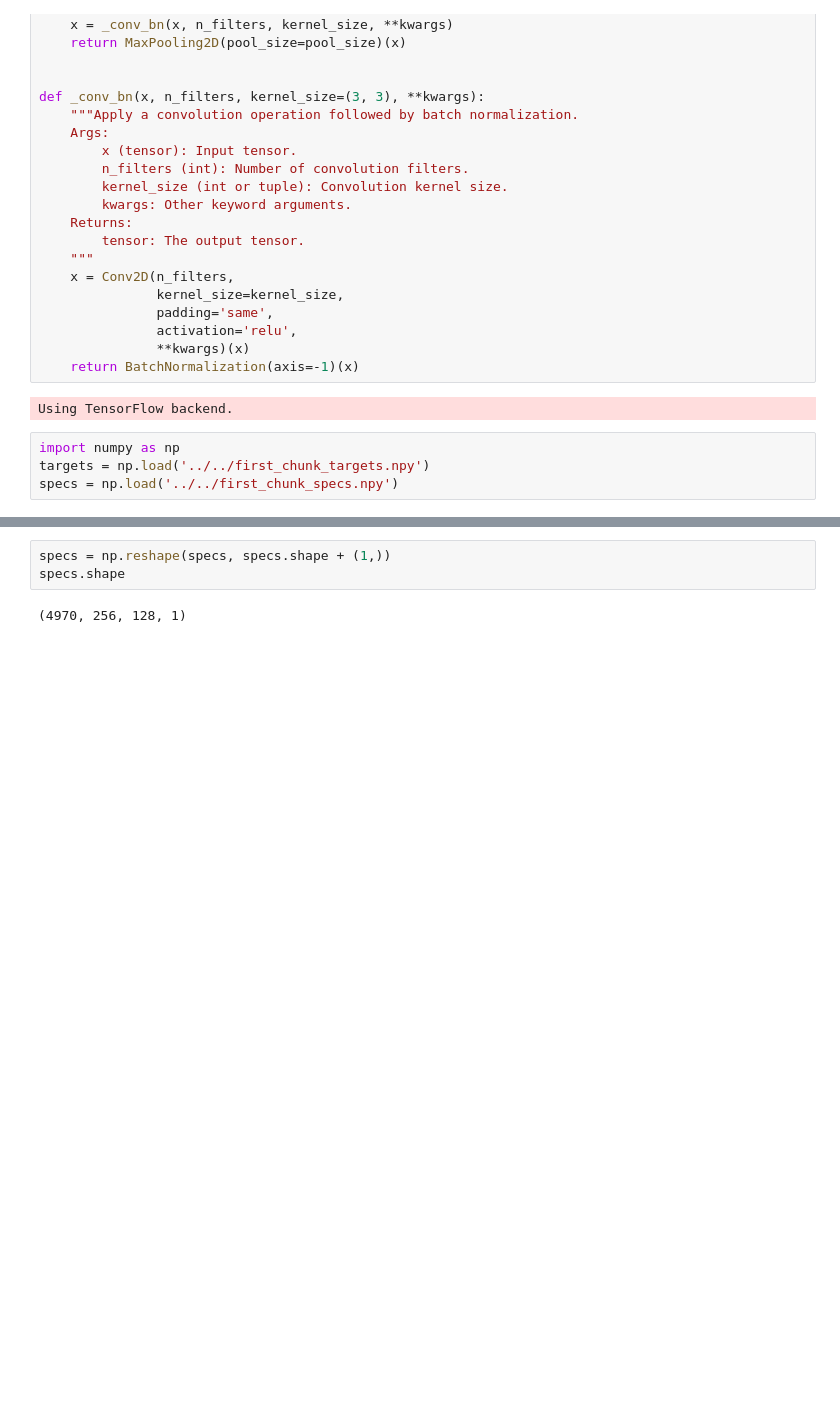
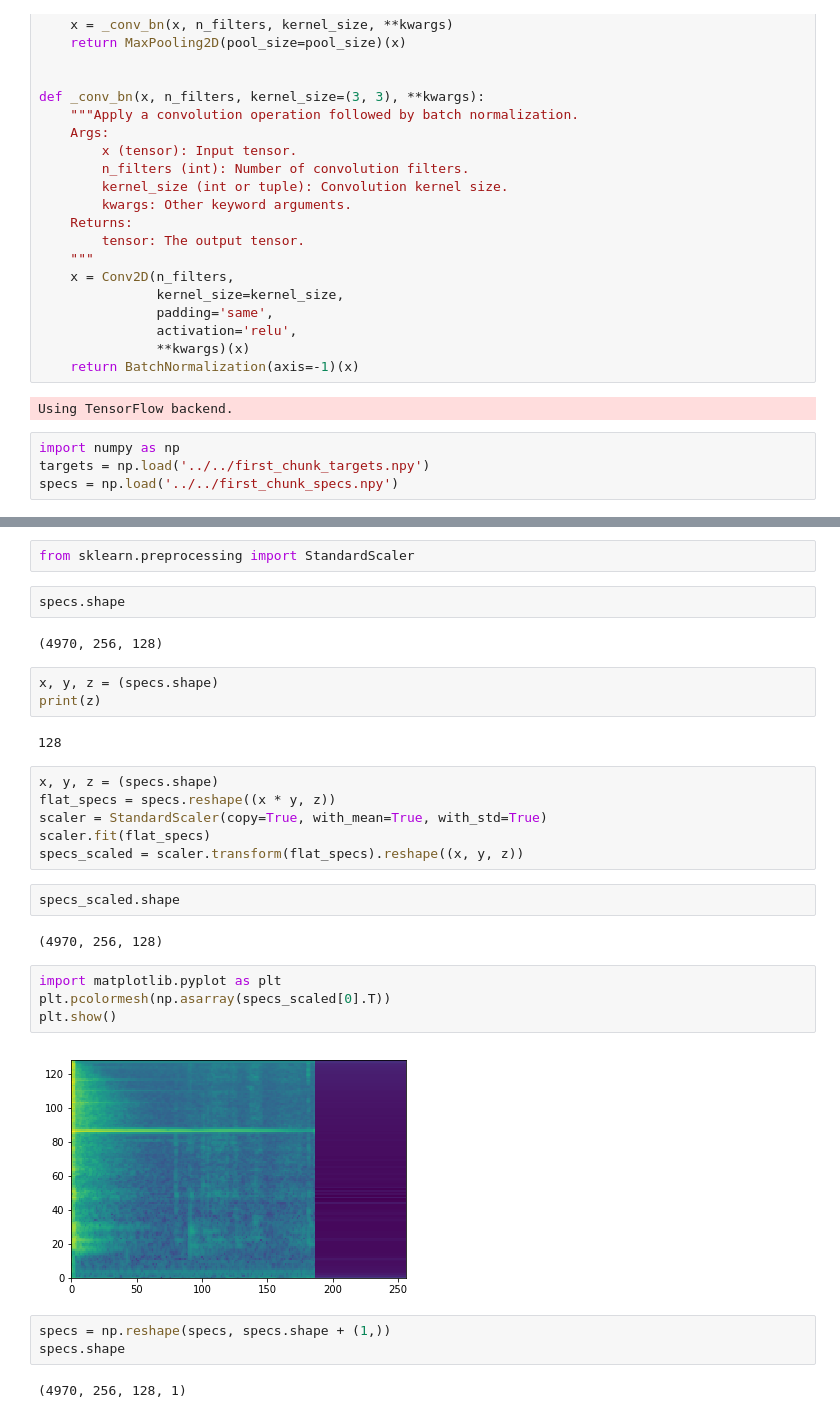
Before and after one commit to Erikskogetun/AudioTagging, a Jupyter notebook: ryan/keras_notebook.ipynb, the cells around one changed output, grey strips where cells are left out. Saved outputs shown, nothing was run; the diff lists cells and outputs as text; blank space fills up the shorter version.

```diff
--- a/ryan/keras_notebook.ipynb
+++ b/ryan/keras_notebook.ipynb
@@ -75,3 +84,30 @@ specs = np.load('../../first_chunk_specs.npy')
+# %%
+from sklearn.preprocessing import StandardScaler
+# %%
+specs.shape
+# %% [output]
+(4970, 256, 128)
+# %%
+x, y, z = (specs.shape)
+print(z)
+# %% [output]
+128
+# %%
+x, y, z = (specs.shape)
+flat_specs = specs.reshape((x * y, z))
+scaler = StandardScaler(copy=True, with_mean=True, with_std=True)
+scaler.fit(flat_specs)
+specs_scaled = scaler.transform(flat_specs).reshape((x, y, z))
+# %%
+specs_scaled.shape
+# %% [output]
+(4970, 256, 128)
+# %%
+import matplotlib.pyplot as plt
+plt.pcolormesh(np.asarray(specs_scaled[0].T))
+plt.show()
+# %% [output]
+[figure, added]
 # %%
 specs = np.reshape(specs, specs.shape + (1,))
 specs.shape
```
Also changed, not shown: parts of 2 cells of this notebook, 1 other file.
